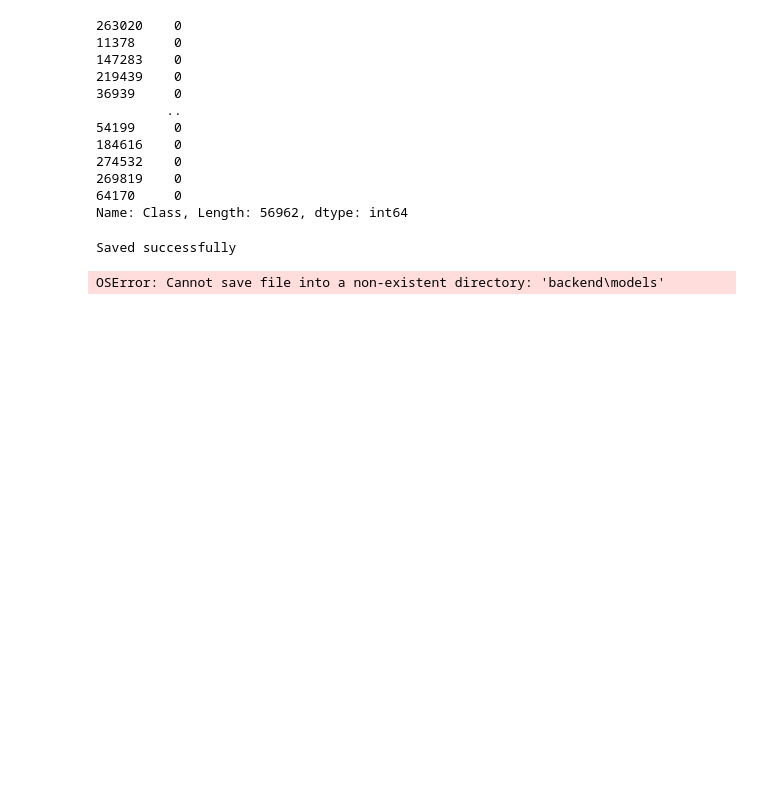
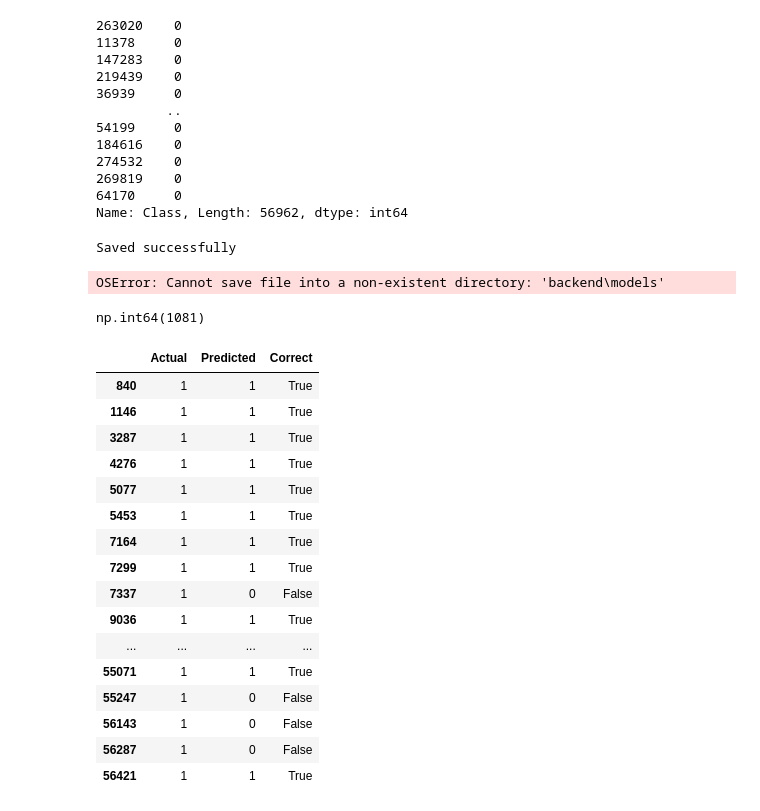
Before and after one commit to fibha-dev/AI_ML_Internship_Project, a Jupyter notebook: notebooks/01_eda.ipynb, the cells around one changed output. Cells and saved outputs as stored; diff of their text form; code cells hidden in the pictures; blank space fills up the shorter version.

```diff
--- a/notebooks/01_eda.ipynb
+++ b/notebooks/01_eda.ipynb
@@ -1106,3 +1106,27 @@ Path("backend/models").mkdir(parents=True, exist_ok=True)
 
 X_test.to_csv("backend/models/X_test.csv", index=False)
 y_test.to_csv("backend/models/y_test.csv", index=False)
+# %%
+df.duplicated().sum()
+# %% [output]
+np.int64(1081)
+# %%
+comparison_df[comparison_df["Actual"] == 1]
+# %% [output]
+|  | Actual | Predicted | Correct |
+| 840 | 1 | 1 | True |
+| 1146 | 1 | 1 | True |
+| 3287 | 1 | 1 | True |
+| 4276 | 1 | 1 | True |
+| 5077 | 1 | 1 | True |
+| 5453 | 1 | 1 | True |
+| 7164 | 1 | 1 | True |
+| 7299 | 1 | 1 | True |
+| 7337 | 1 | 0 | False |
+| 9036 | 1 | 1 | True |
+| ... | ... | ... | ... |
+| 55071 | 1 | 1 | True |
+| 55247 | 1 | 0 | False |
+| 56143 | 1 | 0 | False |
+| 56287 | 1 | 0 | False |
+| 56421 | 1 | 1 | True |
```
Also changed, not shown: parts of 1 cell of this notebook, 1 other file.
